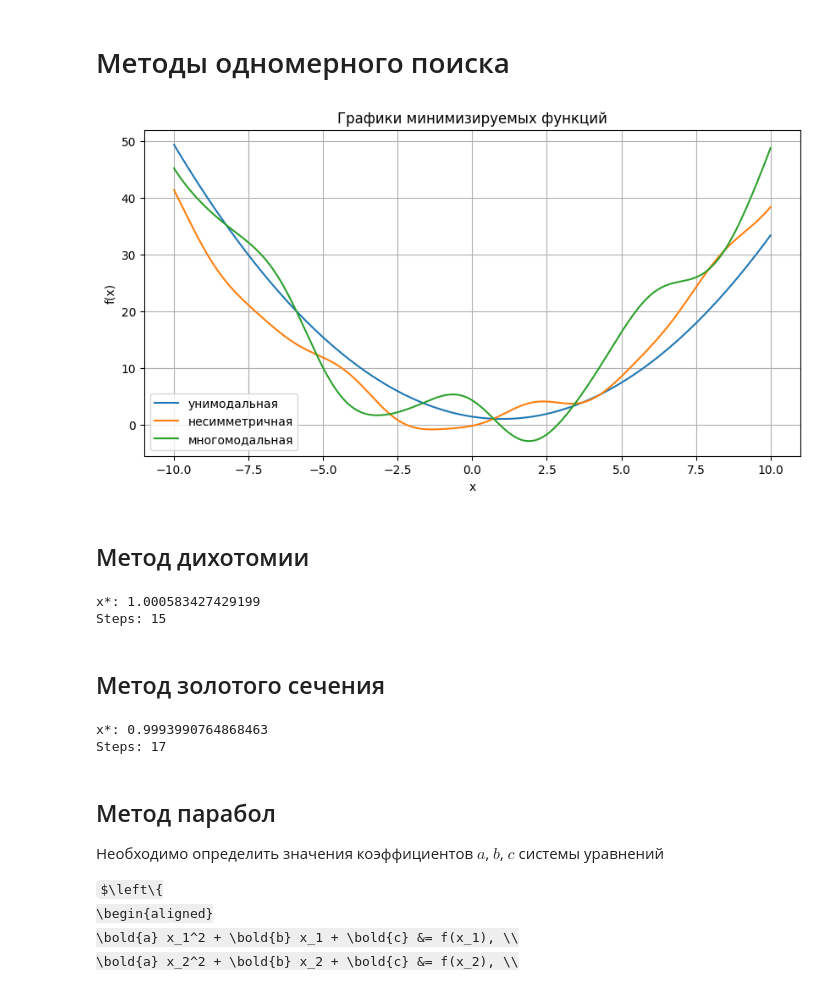
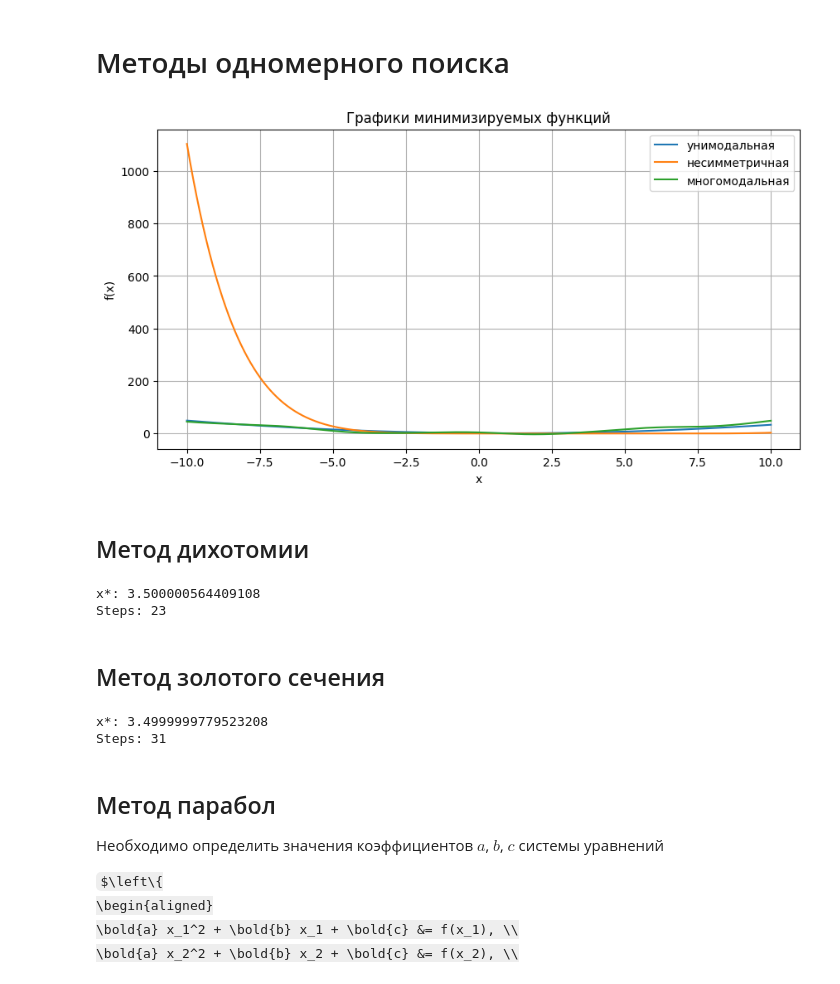
Before and after one commit to romangorbunov91/linear-search, a Jupyter notebook: notebook.ipynb, the cells around one changed output. Saved outputs shown, nothing was run; the diff lists cells and outputs as text; code cells hidden in the pictures; some formulas as TeX source.

```diff
--- a/notebook.ipynb
+++ b/notebook.ipynb
@@ -8,33 +8,33 @@ def f_unimod(x):
     return 0.4 * (x-1)**2 + 1
 def f_nonsym(x):
     #return 0.4 * x**2 + 2*np.sin(x) + 0.2*np.cos(2 * x + 2)
-    return 0.4 * x**2 + 2*np.sin(x) + 0.5*np.cos(2 * x + 2)
+    return 1e-6 * (x-3.5)**8
 def f_mulmod(x):
     return 0.5 * x**2 + 5*np.sin(x-4) + 0.5*np.cos(2 * x)
     #return 0.5 * x**2 + 5*np.sin(x-4) + 5*np.cos(2 * x) + 10*np.cos(3 * x)
 
 x_min = -10.0
 x_max = 10.0
 N = 10000
 x = np.linspace(x_min, x_max, N)
 
 G_plot = np.empty((3,), dtype='object')
 
 G_plot[0] = f_unimod(x)
 G_plot[1] = f_nonsym(x)
 G_plot[2] = f_mulmod(x)
 
 labels = ['унимодальная', 'несимметричная', 'многомодальная']
 plt.figure(figsize=(10,5))
 for lbl, G in zip(labels, G_plot):
     plt.plot(x, G, label=lbl)
 plt.legend()
 plt.title('Графики минимизируемых функций')
 plt.xlabel('x')
 plt.ylabel('f(x)')
 plt.grid(True)
 plt.savefig('functions.png', bbox_inches='tight')
 plt.show()
 # %% [output]
-[figure, old version]
+[figure, new version]
 # %%
@@ -58,12 +58,12 @@ def dihotom_optim(f, x_min, x_max, max_iter, eps):
             return (x_r + x_l)/2, idx
     print('Solution had not been found (')
 
-x_optim, index = dihotom_optim(f=f_unimod, x_min=x_min, x_max=x_max, max_iter=max_iter, eps=eps)
+x_optim, index = dihotom_optim(f=f_nonsym, x_min=x_min, x_max=x_max, max_iter=max_iter, eps=eps)
 print('x*:', x_optim)
 print('Steps:', index)
 # %% [output]
-x*: 1.000583427429199
-Steps: 15
+x*: 3.500000564409108
+Steps: 23
 # %% [markdown]
 ## Метод золотого сечения
 # %%
@@ -97,12 +97,12 @@ def golden_ratio_optim(f, x_min, x_max, max_iter, eps):
         if (x_center_r - x_center_l) < eps:
             return ((x_center_r + x_center_l))/2, idx
     print('Solution had not been found (')
-x_optim, index = golden_ratio_optim(f=f_unimod, x_min=x_min, x_max=x_max, max_iter=max_iter, eps=eps)
+x_optim, index = golden_ratio_optim(f=f_nonsym, x_min=x_min, x_max=x_max, max_iter=max_iter, eps=eps)
 print('x*:', x_optim)
 print('Steps:', index)
 # %% [output]
-x*: 0.9993990764868463
-Steps: 17
+x*: 3.4999999779523208
+Steps: 31
 # %% [markdown]
 ## Метод парабол
 
```
Also changed, not shown: parts of 3 cells of this notebook, 1 other file.
